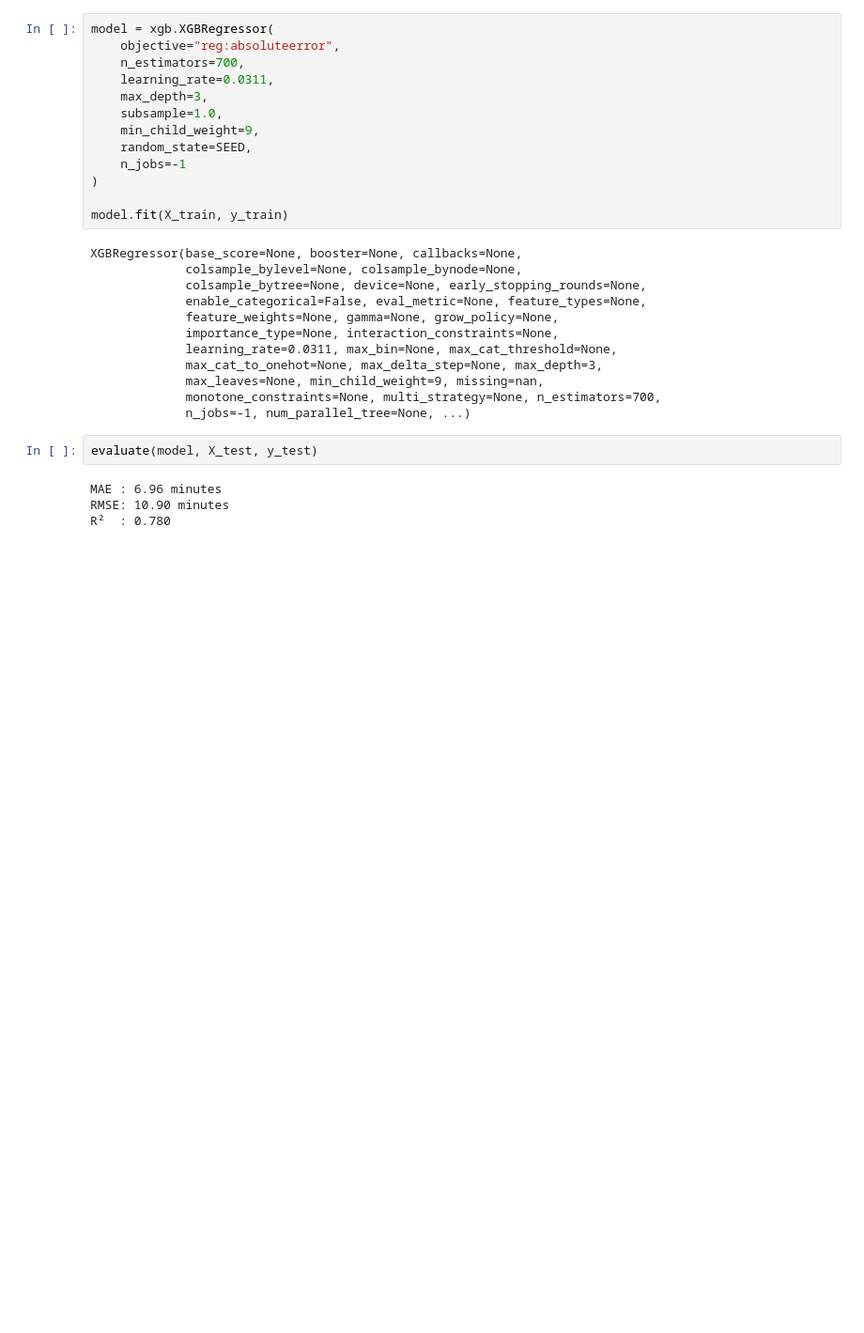
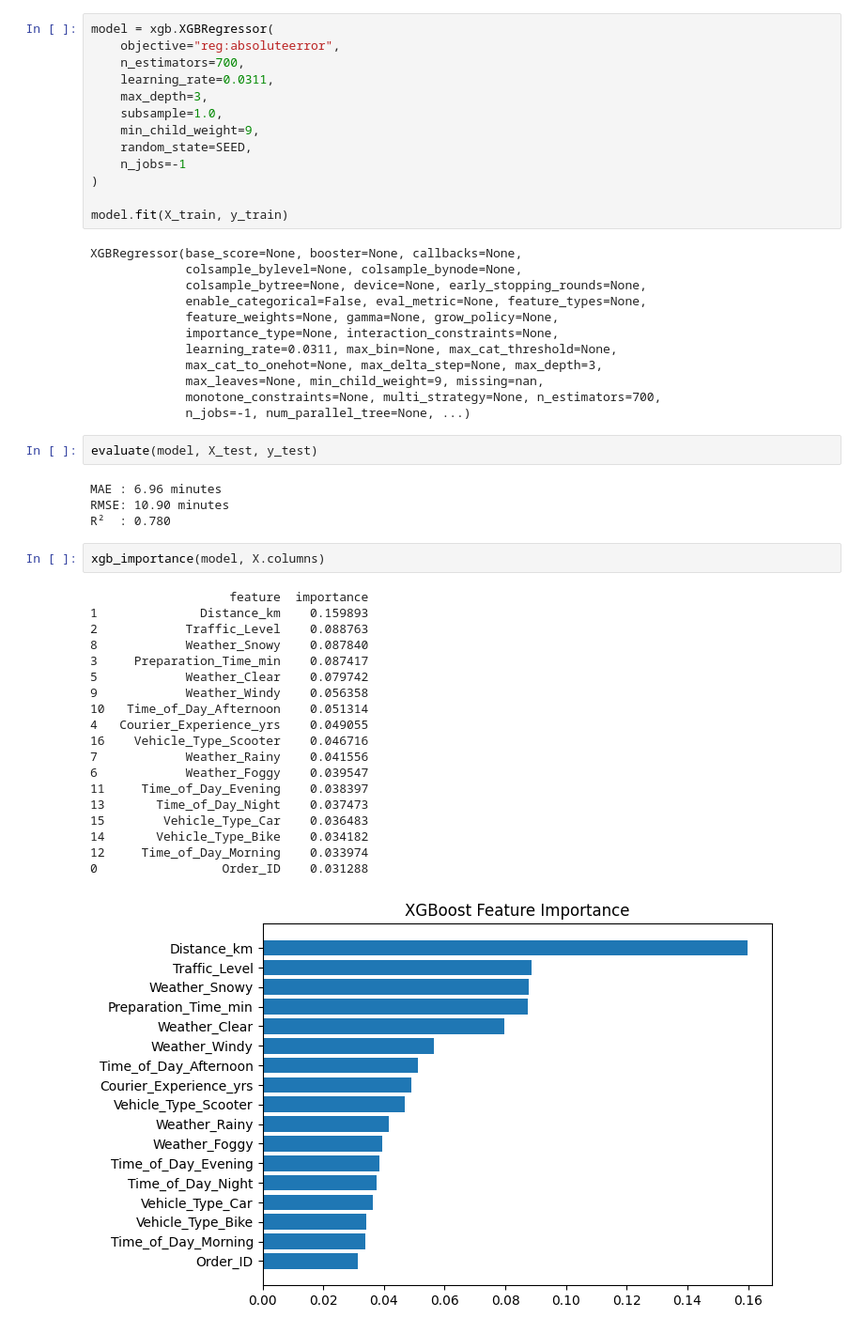
Before and after one commit to jerry-whoami/pg-technical-assessment, a Jupyter notebook: model_pipeline/notebooks/03_model_experiments.ipynb, the cells around one changed output. Shown: that part at 94% size. Drawn from its saved outputs; the diff is of its cells as text; blank space fills up the shorter version.

Commit message:
Added model_pipeline reports

```diff
--- a/model_pipeline/notebooks/03_model_experiments.ipynb
+++ b/model_pipeline/notebooks/03_model_experiments.ipynb
@@ -282,3 +282,25 @@ evaluate(model, X_test, y_test)
 MAE : 6.96 minutes
 RMSE: 10.90 minutes
 R²  : 0.780
+# %%
+xgb_importance(model, X.columns)
+# %% [output]
+                   feature  importance
+1              Distance_km    0.159893
+2            Traffic_Level    0.088763
+8            Weather_Snowy    0.087840
+3     Preparation_Time_min    0.087417
+5            Weather_Clear    0.079742
+9            Weather_Windy    0.056358
+10   Time_of_Day_Afternoon    0.051314
+4   Courier_Experience_yrs    0.049055
+16    Vehicle_Type_Scooter    0.046716
+7            Weather_Rainy    0.041556
+6            Weather_Foggy    0.039547
+11     Time_of_Day_Evening    0.038397
+13       Time_of_Day_Night    0.037473
+15        Vehicle_Type_Car    0.036483
+14       Vehicle_Type_Bike    0.034182
+12     Time_of_Day_Morning    0.033974
+0                 Order_ID    0.031288
+[figure, added]
```
Also changed, not shown: parts of 1 cell of this notebook, 14 other files.
